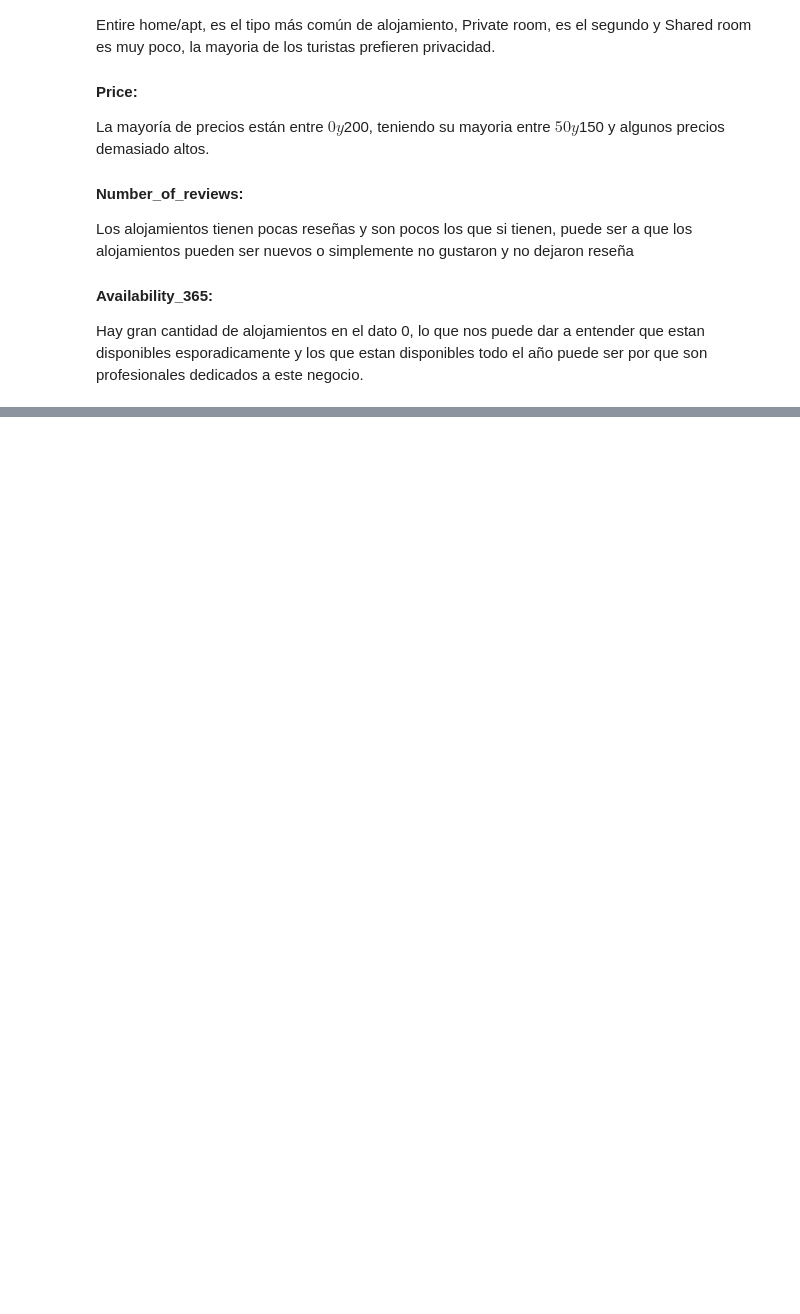
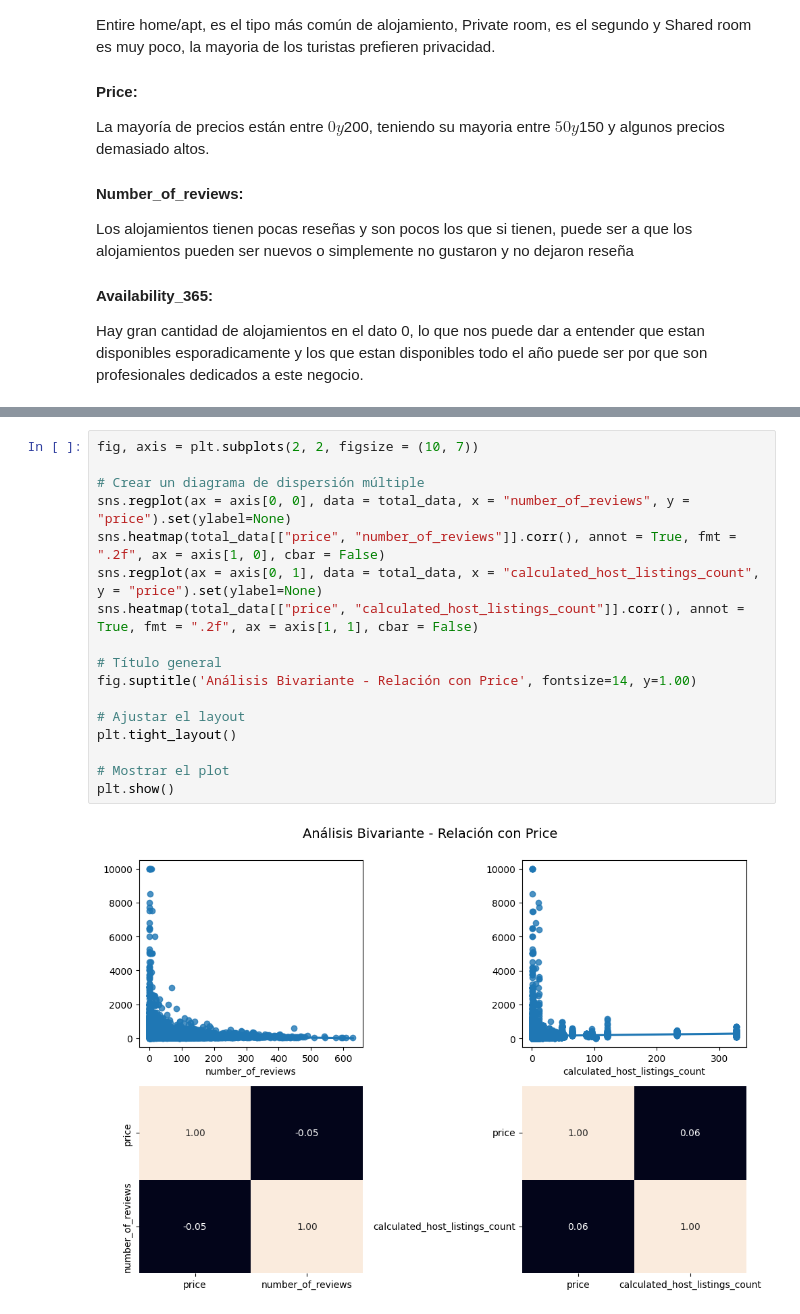
Before and after one commit to correaliesel138-a11y/Final_project_LR_Turbo, a Jupyter notebook: src/1_ds_pt-22_EDA.ipynb, the cells around one changed output, grey strips where cells are left out. Saved outputs shown, nothing was run; the diff lists cells and outputs as text; blank space fills up the shorter version.

```diff
--- a/src/1_ds_pt-22_EDA.ipynb
+++ b/src/1_ds_pt-22_EDA.ipynb
@@ -236,0 +358,19 @@ plt.show()
+# %%
+fig, axis = plt.subplots(2, 2, figsize = (10, 7))
+
+# Crear un diagrama de dispersión múltiple
+sns.regplot(ax = axis[0, 0], data = total_data, x = "number_of_reviews", y = "price").set(ylabel=None)
+sns.heatmap(total_data[["price", "number_of_reviews"]].corr(), annot = True, fmt = ".2f", ax = axis[1, 0], cbar = False)
+sns.regplot(ax = axis[0, 1], data = total_data, x = "calculated_host_listings_count", y = "price").set(ylabel=None)
+sns.heatmap(total_data[["price", "calculated_host_listings_count"]].corr(), annot = True, fmt = ".2f", ax = axis[1, 1], cbar = False)
+
+# Título general
+fig.suptitle('Análisis Bivariante - Relación con Price', fontsize=14, y=1.00)
+
+# Ajustar el layout
+plt.tight_layout()
+
+# Mostrar el plot
+plt.show()
+# %% [output]
+[figure, added]
```
Also changed, not shown: parts of 15 cells of this notebook.
